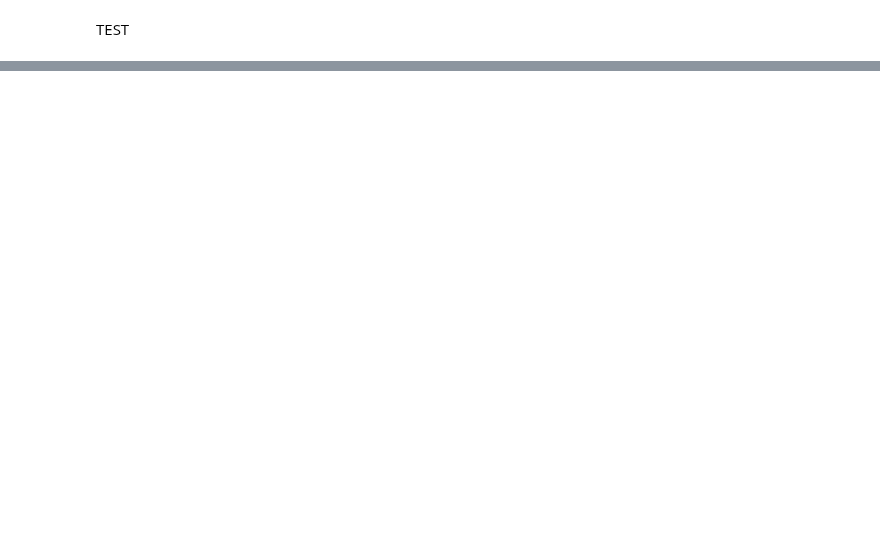
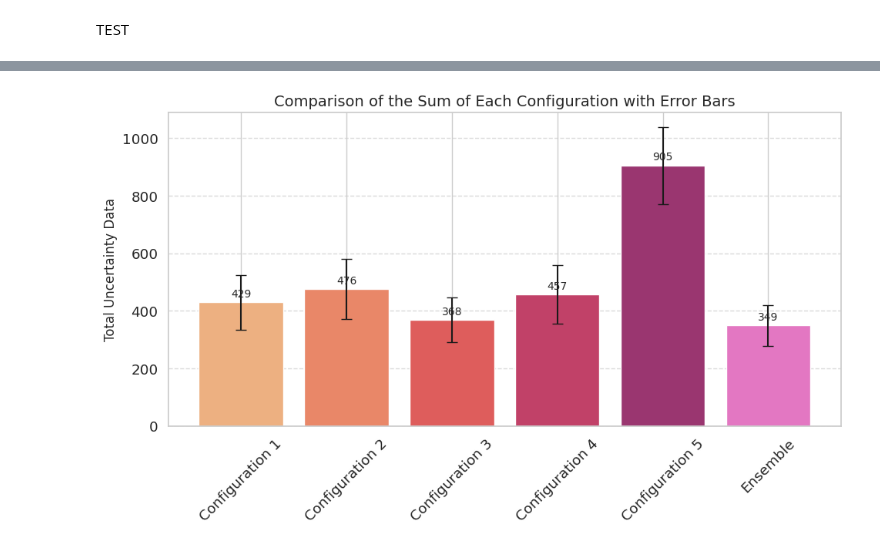
Before and after one commit to TieuLongPhan/SynRBL, a Jupyter notebook: Pipeline/Validation/Analysis/analysis.ipynb, the cells around one changed output, grey strips where cells are left out. Cells and saved outputs as stored; diff of their text form; code cells hidden in the pictures; blank space fills up the shorter version.

```diff
--- a/Pipeline/Validation/Analysis/analysis.ipynb
+++ b/Pipeline/Validation/Analysis/analysis.ipynb
@@ -623,0 +691,46 @@ accuracy_carbon
+# %%
+import matplotlib.pyplot as plt
+import seaborn as sns
+import pandas as pd
+import numpy as np
+
+# Data
+data = {
+    "Configuration": ["Configuration 1", "Configuration 2", "Configuration 3", "Configuration 4", "Configuration 5", 'Ensemble'] * 5,
+    "Dataset": ["Golden dataset"] * 6 + ["Jaworski"] * 6 + ["$\mathcal{U}_{\mathrm{Random}}$"] * 6 + ["$\mathcal{U}_{\mathrm{Diff}}$"] * 6 + ["$\mathcal{U}_{\mathrm{Unbalance}}$"] * 6,
+    "Value": [256, 279, 211, 269, 398, 195, 26, 30, 22, 33, 46, 21, 66, 80, 60, 75, 203, 60, 44, 50, 42, 45, 128, 40, 37, 37, 33, 35, 130, 33]
+}
+
+df = pd.DataFrame(data)
+
+# Custom color palette
+cmap = plt.get_cmap('flare')
+num_configs = len(df['Configuration'].unique())
+palette = [cmap(i/num_configs) for i in range(num_configs)]
+ensemble_color = "#e377c2"  # Distinct color for Ensemble
+palette[-1] = ensemble_color  # Assign the distinct color to Ensemble
+
+# Calculate the sum and standard deviation of each configuration
+sum_data = df.groupby('Configuration')['Value'].sum()
+std_data = df.groupby('Configuration')['Value'].std()
+
+# Create a new figure with error bars and values on top of bars
+plt.figure(figsize=(10, 6))
+bars = plt.bar(sum_data.index, sum_data, yerr=std_data, capsize=5, color=palette)
+
+# Customizing the plot
+plt.title('Comparison of the Sum of Each Configuration with Error Bars', fontsize=14)
+plt.ylabel('Total Uncertainty Data', fontsize=12)
+plt.xticks(rotation=45)
+plt.grid(axis='y', linestyle='--', alpha=0.7)
+
+# Annotate each bar with the value on top
+for bar in bars:
+    height = bar.get_height()
+    plt.annotate(f'{height:.0f}', xy=(bar.get_x() + bar.get_width() / 2, height), xytext=(0, 3),
+                 textcoords="offset points", ha='center', va='bottom', fontsize=10)
+
+plt.tight_layout()
+plt.show()
+# %% [output]
+[figure, added]
```
Also changed, not shown: parts of 101 cells of this notebook, 2 other files.
